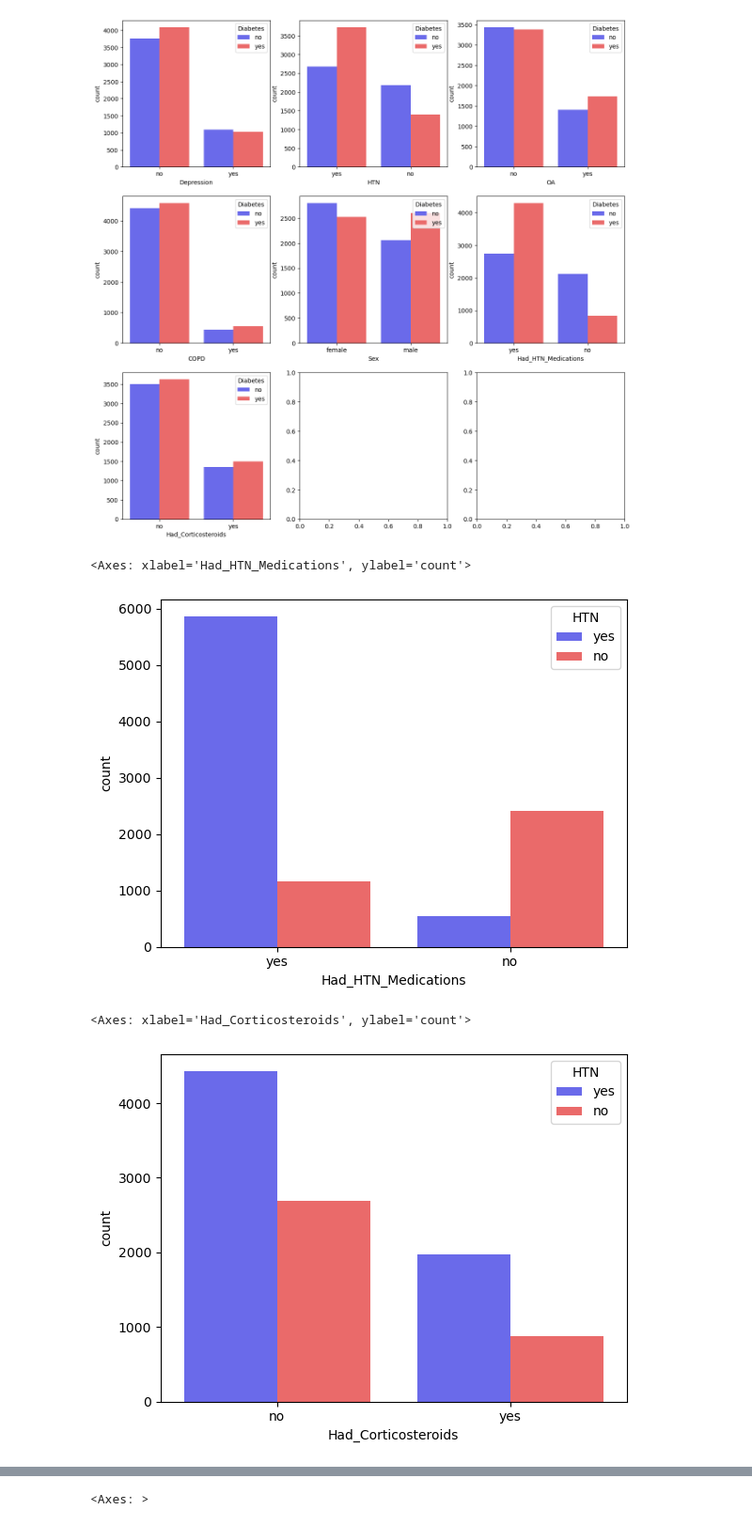
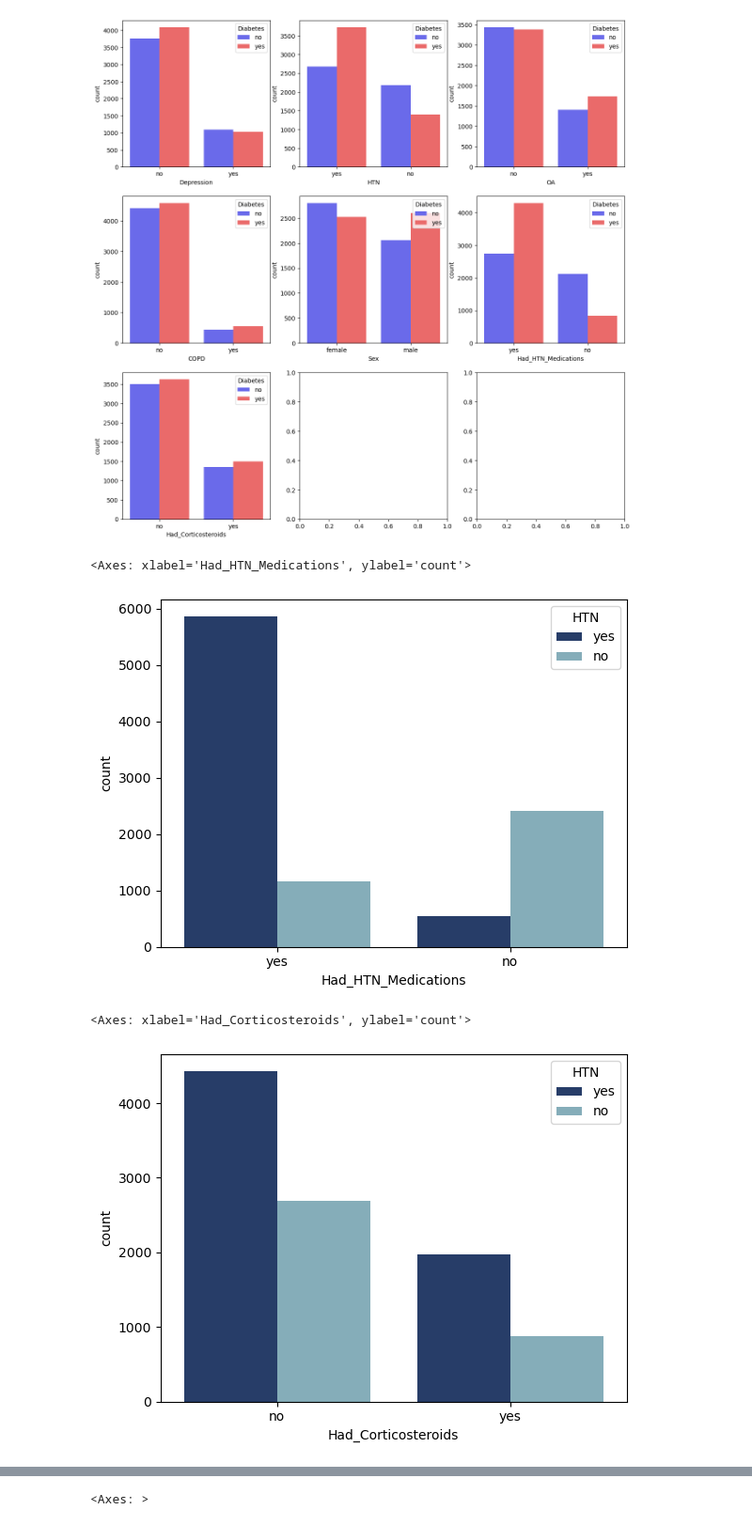
Before and after one commit to andysontran/21-CHL5230-F23, a Jupyter notebook: 21_CHL5230_F23_PP3.ipynb, the cells around one changed output, grey strips where cells are left out. Shown at 94% size. Drawn from its saved outputs; the diff is of its cells as text; code cells hidden in the pictures.

```diff
--- a/21_CHL5230_F23_PP3.ipynb
+++ b/21_CHL5230_F23_PP3.ipynb
@@ -179,6 +204,9 @@ plt.show()
 
 # Create a grid of subplots with 3 rows and 3 columns
 fig, axs = plt.subplots(ncols = 3, nrows = 3, figsize = (15, 15))
+
+# Define a list of colors
+colors = ['#1c3a73', '#7cb1c2']
 
 # Loop over each feature in numerical list
 for i, column in enumerate(numerical_columns):
@@ -188,7 +216,7 @@ for i, column in enumerate(numerical_columns):
 
   # Plot a histogram of the feature split by the 'Diabetes' class
   # kde = True adds a Kernal Density Estimate plot to smooth the histogram
-  sns.boxplot(data_dupl_rm, x = None, y = column, ax = axs[x][y])
+  sns.boxplot(data_dupl_rm, x = None, y = column, ax = axs[x][y], palette = colors).set(xlabel = column, ylabel = 'value')
 
 # Display all the subplots
 plt.show()
@@ -215,15 +243,15 @@ plt.show()
 # %% [output]
 [figure]
 # %%
-sns.countplot(data_dupl_rm, x = 'Had_HTN_Medications', hue = 'HTN', palette = 'seismic')
+sns.countplot(data_dupl_rm, x = 'Had_HTN_Medications', hue = 'HTN', palette = colors)
 # %% [output]
 <Axes: xlabel='Had_HTN_Medications', ylabel='count'>
-[figure, old version]
+[figure, new version]
 # %%
-sns.countplot(data_dupl_rm, x = 'Had_Corticosteroids', hue = 'HTN', palette = 'seismic')
+sns.countplot(data_dupl_rm, x = 'Had_Corticosteroids', hue = 'HTN', palette = colors)
 # %% [output]
 <Axes: xlabel='Had_Corticosteroids', ylabel='count'>
-[figure, old version]
+[figure, new version]
 # %%
 # Converting descriptive categories back to numerical variables
 data_dupl_rm['Diabetes'].replace({'no' : 0, 'yes' : 1}, inplace = True)
```
Also changed, not shown: parts of 42 cells of this notebook.
